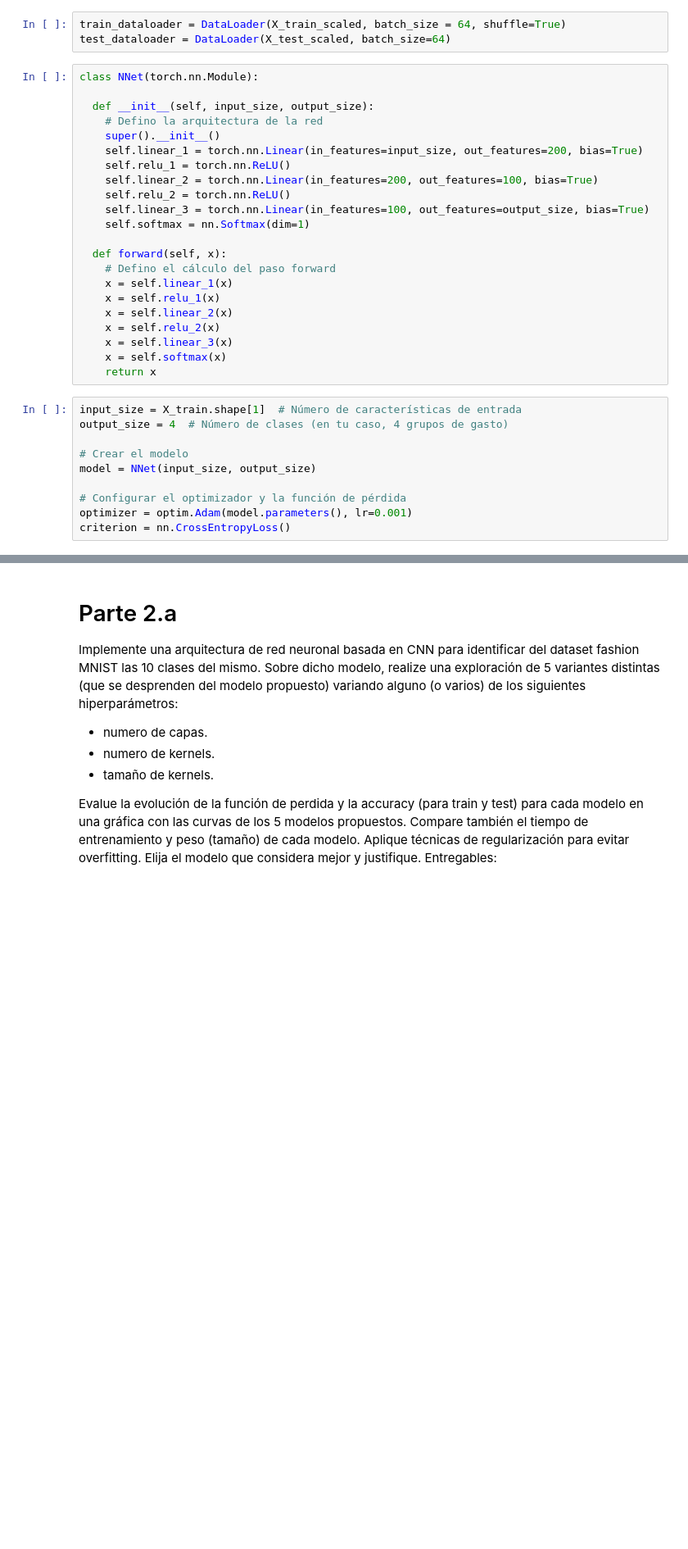
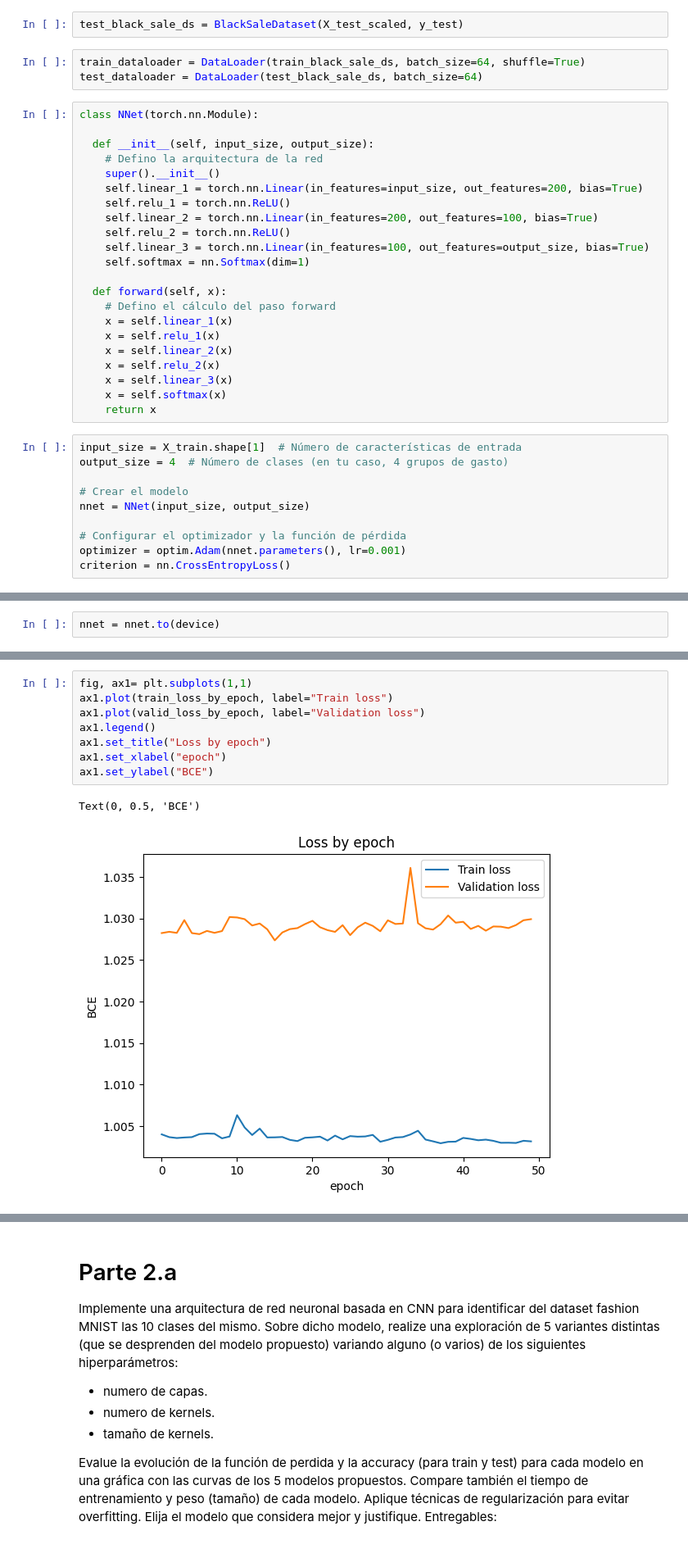
Before and after one commit to claudiobarril/aprendizaje_profundo, a Jupyter notebook: Deep_Learning_TP_Cohorte_17_5B2024.ipynb, the cells around one changed output, grey strips where cells are left out. Shown: that part at 82% size. Cells and saved outputs as stored; diff of their text form; blank space fills up the shorter version.

```diff
--- a/Deep_Learning_TP_Cohorte_17_5B2024.ipynb
+++ b/Deep_Learning_TP_Cohorte_17_5B2024.ipynb
@@ -646,9 +692,11 @@ train_black_sale_ds[20]
         -0.13117616, -0.10031282, -0.18609788, -0.23104809, -0.2510423 ,
         -0.1768999 , -0.09229651]),
  0.0)
+# %%
+test_black_sale_ds = BlackSaleDataset(X_test_scaled, y_test)
 # %%
-train_dataloader = DataLoader(X_train_scaled, batch_size = 64, shuffle=True)
-test_dataloader = DataLoader(X_test_scaled, batch_size=64)
+train_dataloader = DataLoader(train_black_sale_ds, batch_size=64, shuffle=True)
+test_dataloader = DataLoader(test_black_sale_ds, batch_size=64)
 # %%
 class NNet(torch.nn.Module):
 
@@ -676,10 +724,10 @@ input_size = X_train.shape[1]  # Número de características de entrada
 output_size = 4  # Número de clases (en tu caso, 4 grupos de gasto)
 
 # Crear el modelo
-model = NNet(input_size, output_size)
+nnet = NNet(input_size, output_size)
 
 # Configurar el optimizador y la función de pérdida
-optimizer = optim.Adam(model.parameters(), lr=0.001)
+optimizer = optim.Adam(nnet.parameters(), lr=0.001)
 criterion = nn.CrossEntropyLoss()
 # %%
 device = "cpu"
@@ -691,0 +740,2 @@ device
+# %%
+nnet = nnet.to(device)
@@ -691,0 +867,11 @@ device
+# %%
+fig, ax1= plt.subplots(1,1)
+ax1.plot(train_loss_by_epoch, label="Train loss")
+ax1.plot(valid_loss_by_epoch, label="Validation loss")
+ax1.legend()
+ax1.set_title("Loss by epoch")
+ax1.set_xlabel("epoch")
+ax1.set_ylabel("BCE")
+# %% [output]
+Text(0, 0.5, 'BCE')
+[figure, added]
```
Also changed, not shown: parts of 18 cells of this notebook.
